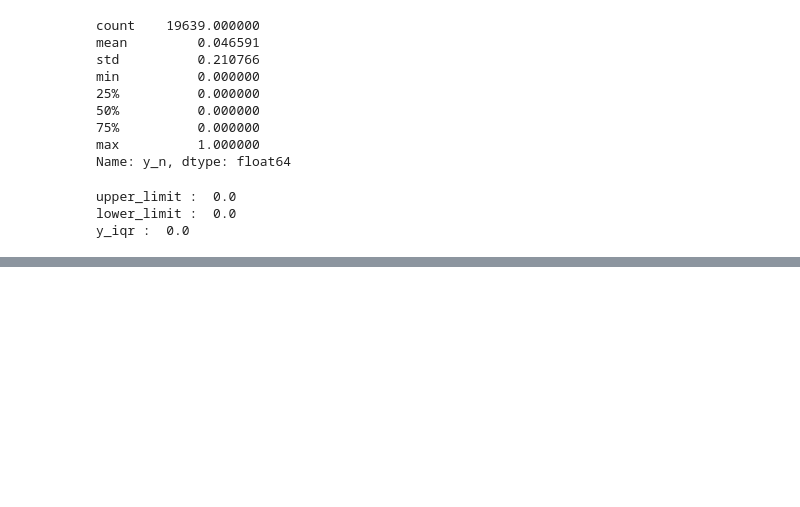
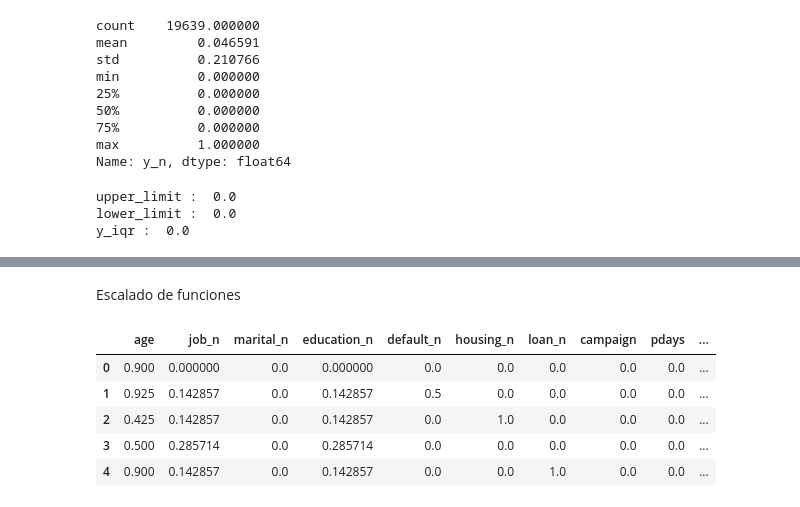
Before and after one commit to Eleiny9/mi-primer-ML, a Jupyter notebook: src/explore.ipynb, the cells around one changed output, grey strips where cells are left out. Saved outputs shown, nothing was run; the diff lists cells and outputs as text; code cells hidden in the pictures; blank space fills up the shorter version.

Commit message:
guardado mis datos de test

```diff
--- a/src/explore.ipynb
+++ b/src/explore.ipynb
@@ -820,0 +845,27 @@ data = data[(data["y_n"] <= 1)]
+# %% [markdown]
+Escalado de funciones
+# %%
+# Se normaliza las variapbles para que tengan un rango estandar de [1, -1]
+#Datos categoricos: job, marital, education, default, housing, loan, y
+#Datos numericos: age, campaign, pdays, emp.var.rate
+
+
+
+from sklearn.preprocessing import MinMaxScaler
+
+variables =['age', 'job_n', 'marital_n', 'education_n', 'default_n', 'housing_n', 'loan_n',
+       'campaign', 'pdays', 'emp.var.rate', 'y_n']
+scaler = MinMaxScaler()
+
+scal_features = scaler.fit_transform(data[variables])
+
+df_scal = pd.DataFrame(scal_features, index = data.index, columns = variables)
+
+df_scal.head()
+# %% [output]
+|  | age | job_n | marital_n | education_n | default_n | housing_n | loan_n | campaign | pdays | ... |
+| 0 | 0.900 | 0.000000 | 0.0 | 0.000000 | 0.0 | 0.0 | 0.0 | 0.0 | 0.0 | ... |
+| 1 | 0.925 | 0.142857 | 0.0 | 0.142857 | 0.5 | 0.0 | 0.0 | 0.0 | 0.0 | ... |
+| 2 | 0.425 | 0.142857 | 0.0 | 0.142857 | 0.0 | 1.0 | 0.0 | 0.0 | 0.0 | ... |
+| 3 | 0.500 | 0.285714 | 0.0 | 0.285714 | 0.0 | 0.0 | 0.0 | 0.0 | 0.0 | ... |
+| 4 | 0.900 | 0.142857 | 0.0 | 0.142857 | 0.0 | 0.0 | 1.0 | 0.0 | 0.0 | ... |
```
Also changed, not shown: parts of 10 cells of this notebook, 2 other files.
